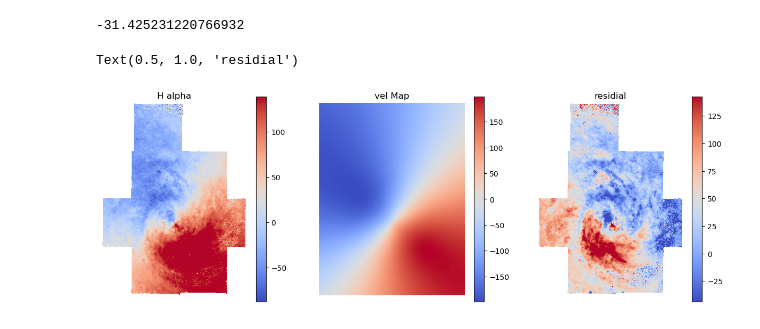
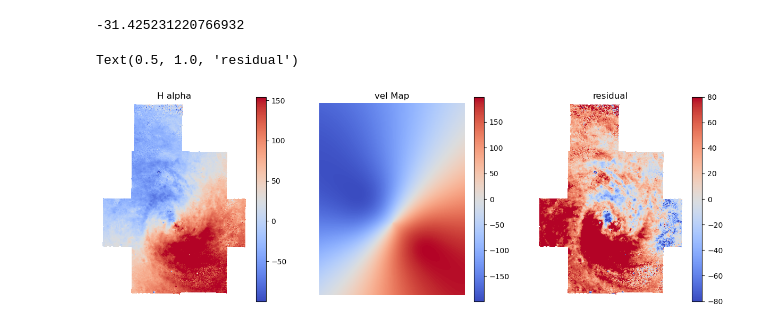
Before and after one commit to Polina-Kochergina/velocity_gradients, a Jupyter notebook: vel_grad.ipynb, the cells around one changed output. Saved outputs shown, nothing was run; the diff lists cells and outputs as text; code cells hidden in the pictures.

```diff
--- a/vel_grad.ipynb
+++ b/vel_grad.ipynb
@@ -408,30 +408,32 @@ for i in range(model_vel_map.shape[0]):
 # %%
 # Plot the model map
 plt.figure(figsize=[15, 5])
 plt.subplot(131)
 # fig.add_subplot(121, projection=wcs)
-norm=simple_norm(dataHa, "linear", percent=95)
+norm=simple_norm(dataHa, "linear", percent=99.)
 plt.imshow(dataHa-v_0, cmap='coolwarm', origin='lower', norm=norm)
 plt.colorbar()
 plt.axis("off")
 plt.title("H alpha")
 
 plt.subplot(132)
 # fig.add_subplot(121, projection=wcs)
 plt.imshow(model_vel_map_1, cmap='coolwarm', origin='lower')
 plt.colorbar()
 plt.axis("off")
 plt.title("vel Map")
 
-
+# palette = ListedColormap(['#2b3cce','#4c5fdd','#6b80e8','#8ca0f2','#b0c1f9','#d6e1ff','#ffd8ca','#f1b6a1','#e2957b','#d07356','#bd5133','#a82a11'])
 plt.subplot(133)
 # fig.add_subplot(121, projection=wcs)
 resid = dataHa/np.sin(np.radians(incl)) - model_vel_map_1
 norm = simple_norm(resid, "linear", percent=95)
-plt.imshow(resid, cmap='coolwarm', origin='lower', norm = norm)
-plt.colorbar()
+im = plt.imshow(resid, cmap='coolwarm', origin='lower', norm = norm)
+# im = plt.imshow(resid, cmap=palette, origin='lower', norm = norm)
+im.set_clim(vmin=-80, vmax=80)
+plt.colorbar(im)
 plt.axis("off")
-plt.title("residial")
+plt.title("residual")
 # %% [output]
-Text(0.5, 1.0, 'residial')
+Text(0.5, 1.0, 'residual')
-[figure, old version]
+[figure, new version]
```
